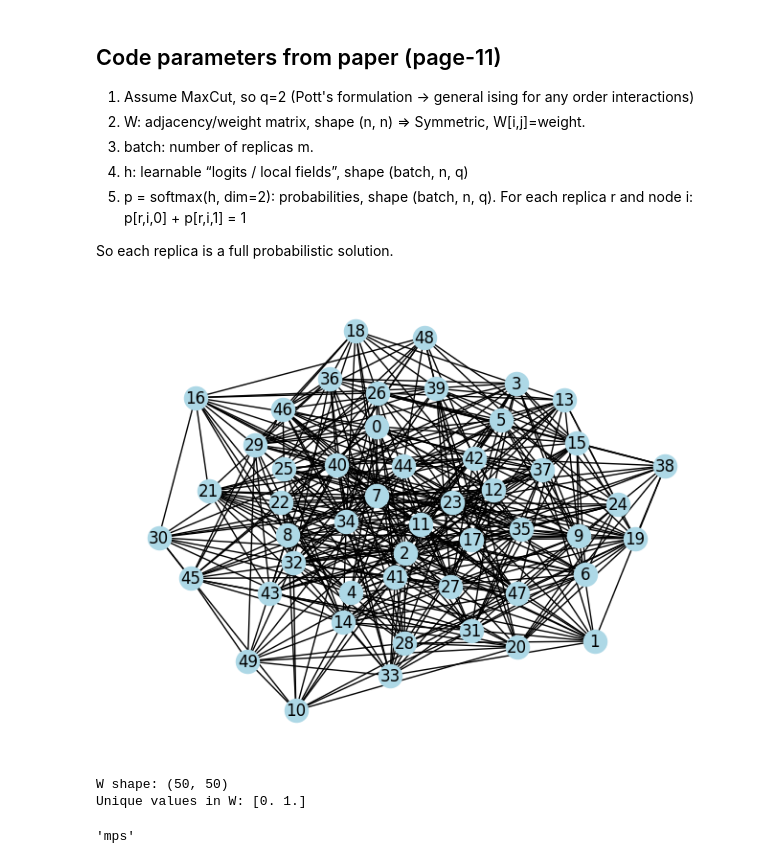
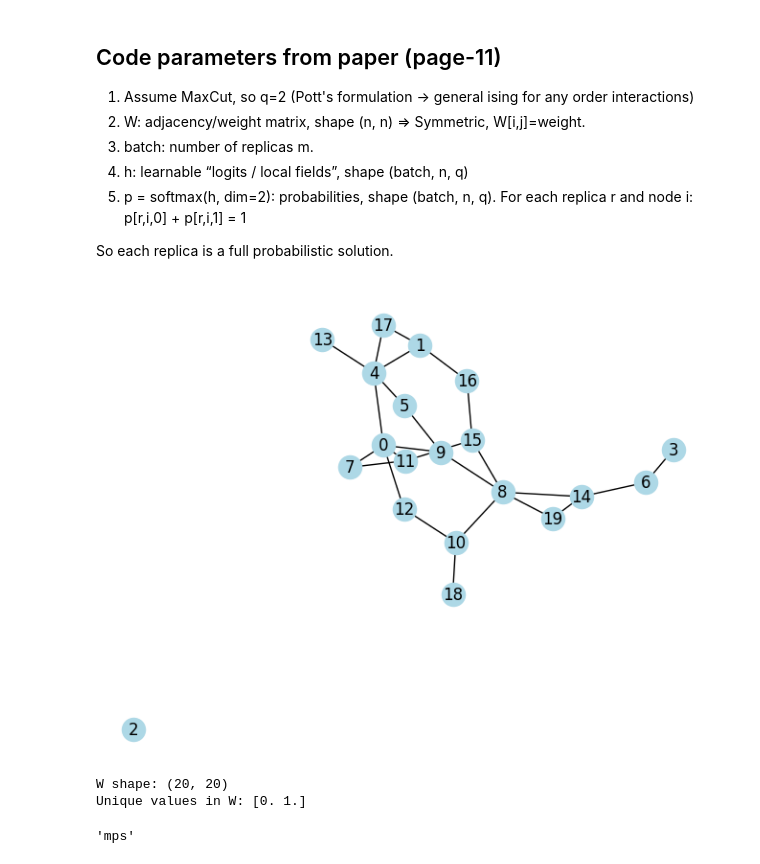
Before and after one commit to ronitd2002/QeFEM, a Jupyter notebook: hamiltonians/maxcut-trial-run.ipynb, the cells around one changed output. Cells and saved outputs as stored; diff of their text form; code cells hidden in the pictures.

```diff
--- a/hamiltonians/maxcut-trial-run.ipynb
+++ b/hamiltonians/maxcut-trial-run.ipynb
@@ -15,16 +15,30 @@ import networkx as nx
 import numpy as np
 import matplotlib.pyplot as plt
 # %%
-def random_binary_undirected_graph(n_nodes=20, edge_prob=0.2, seed=1):
+def random_binary_undirected_graph(n_nodes=20, edge_prob=0.2, seed=1): # generate random undirected graph
     G = nx.erdos_renyi_graph(n=n_nodes, p=edge_prob, seed=seed, directed=False)
     return G
 def draw_graph(G, seed=42):
     pos = nx.spring_layout(G, seed=seed)
     nx.draw(G, pos, with_labels=True, node_color="lightblue")
     plt.show()
+def graph_to_binary_adjacency(G):
+    n = G.number_of_nodes()
+    W = np.zeros((n, n), dtype=np.float32)
+    for u, v in G.edges():
+        W[u, v] = 1.0
+        W[v, u] = 1.0
+    return W
+
+# generate graph
+G = random_binary_undirected_graph(n_nodes=20, edge_prob=0.1, seed=7)
+draw_graph(G)
+
+# adjacency matrix
+W = graph_to_binary_adjacency(G)
+print("W shape:", W.shape)
+print("Unique values in W:", np.unique(W))
+# %% [output]
+[figure, added]
+W shape: (20, 20)
+Unique values in W: [0. 1.]
-# %%
-# generate graph
-G = random_binary_undirected_graph(n_nodes=50, edge_prob=0.3, seed=7)
-draw_graph(G)
-# %% [output]
-[figure, removed]
@@ -39,14 +45,6 @@ def graph_to_binary_adjacency(G):
-# %%
-# adjacency matrix
-W = graph_to_binary_adjacency(G)
-print("W shape:", W.shape)
-print("Unique values in W:", np.unique(W))
-# %% [output]
-W shape: (50, 50)
-Unique values in W: [0. 1.]
 # %%
 # --- device ---
-device = "mps" if torch.mps.is_available() else "cpu"
+device = "mps" if torch.backends.mps.is_available() else "cpu"
 
 # --- graph ---
 W = torch.tensor(W, dtype=torch.float32).to(device)
@@ -59,10 +57,9 @@ beta_range = torch.linspace(0.5, 20.0, steps=200).to(device)
 
 # --- learnable fields ---
 h = torch.nn.Parameter(torch.rand(batch, n, q, device=device))
+device
+# %% [output]
+'mps'
-# %%
-device
-# %% [output]
-'mps'
 # %%
 def cut(W, p):
     # W: (n,n), p: (batch,n,q)
```
Also changed, not shown: parts of 5 cells of this notebook.
